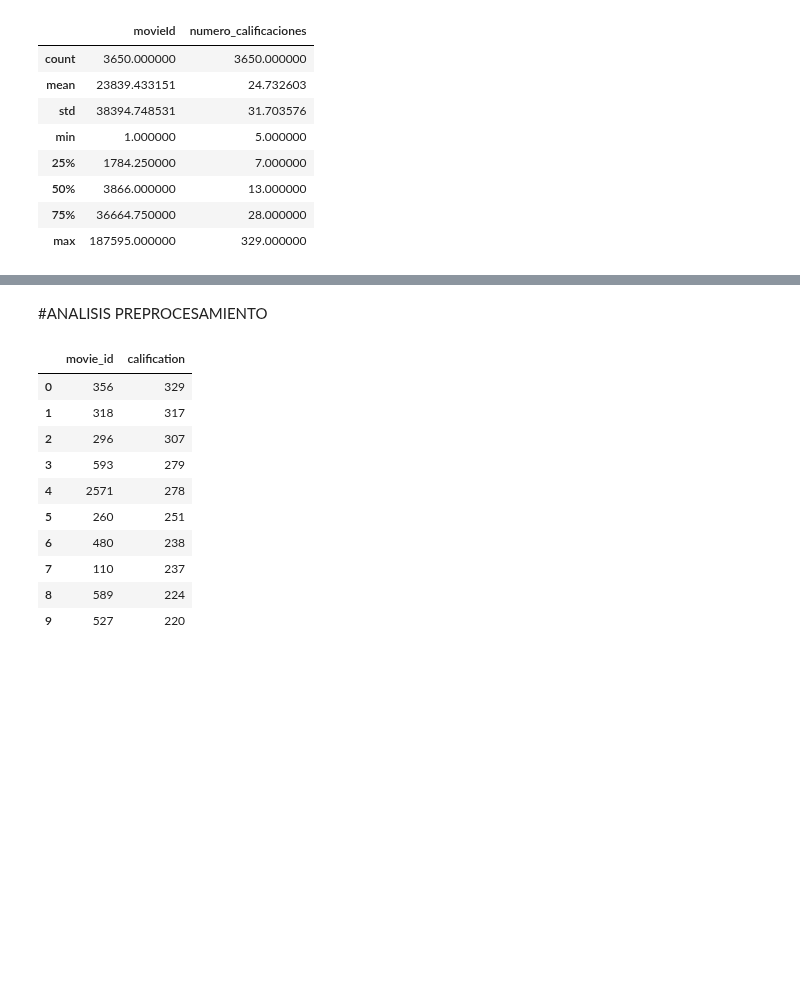
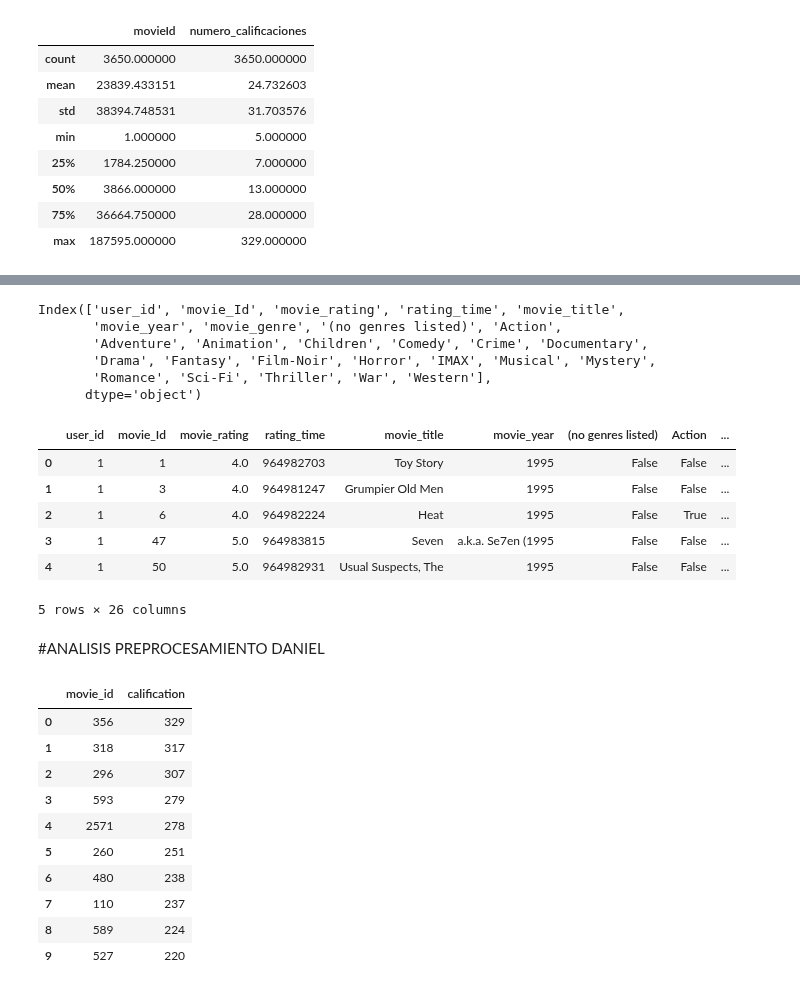
Before and after one commit to DanielMerkdo/ensayo, a Jupyter notebook: b_exploracion_limpieza.ipynb, the cells around one changed output, grey strips where cells are left out. Cells and saved outputs as stored; diff of their text form; code cells hidden in the pictures; blank space fills up the shorter version.

```diff
--- a/b_exploracion_limpieza.ipynb
+++ b/b_exploracion_limpieza.ipynb
@@ -555,0 +689,18 @@ NameError: name 'funciones' is not defined
+# %%
+from mlxtend.preprocessing import TransactionEncoder
+
+# Separar los géneros en la columna 'movie_genre' por el delimitador '|'
+genres = df_ratings['movie_genre'].str.split('|')
+
+# Aplicar el TransactionEncoder para transformar los géneros
+te = TransactionEncoder()
+genres_encoded = te.fit_transform(genres)
+
+# Crear un DataFrame con los géneros transformados
+genres_df = pd.DataFrame(genres_encoded, columns=te.columns_)
+
+# Concatenar los géneros transformados con el DataFrame original (sin sobrescribir los géneros originales)
+df_ratings = pd.concat([df_ratings, genres_df], axis=1)
+
+# Ver el resultado
+df_ratings.head()
@@ -556,5 +715,28 @@ NameError: name 'funciones' is not defined
+# %%
+print(df_ratings.columns)
+# %% [output]
+Index(['user_id', 'movie_Id', 'movie_rating', 'rating_time', 'movie_title',
+       'movie_year', 'movie_genre', '(no genres listed)', 'Action',
+       'Adventure', 'Animation', 'Children', 'Comedy', 'Crime', 'Documentary',
+       'Drama', 'Fantasy', 'Film-Noir', 'Horror', 'IMAX', 'Musical', 'Mystery',
+       'Romance', 'Sci-Fi', 'Thriller', 'War', 'Western'],
+      dtype='object')
+# %%
+# Eliminar la columna 'movie_genre'
+df_ratings = df_ratings.drop(columns=['movie_genre'])
+
+# Verifica los primeros registros para comprobar el cambio
+df_ratings.head()
+# %% [output]
+|  | user_id | movie_Id | movie_rating | rating_time | movie_title | movie_year | (no genres listed) | Action | ... |
+| 0 | 1 | 1 | 4.0 | 964982703 | Toy Story | 1995 | False | False | ... |
+| 1 | 1 | 3 | 4.0 | 964981247 | Grumpier Old Men | 1995 | False | False | ... |
+| 2 | 1 | 6 | 4.0 | 964982224 | Heat | 1995 | False | True | ... |
+| 3 | 1 | 47 | 5.0 | 964983815 | Seven | a.k.a. Se7en (1995 | False | False | ... |
+| 4 | 1 | 50 | 5.0 | 964982931 | Usual Suspects, The | 1995 | False | False | ... |
+5 rows × 26 columns
 # %% [markdown]
-#ANALISIS PREPROCESAMIENTO
+#ANALISIS PREPROCESAMIENTO DANIEL
 # %%
 ### Tabla de acuerdo a la calificacion de cada pelicula, top 10 de las mas calificadas
 ratings_movies= pd.read_sql("""select "movieId" as movie_id,
```
Also changed, not shown: parts of 19 cells of this notebook, 1 other file.
